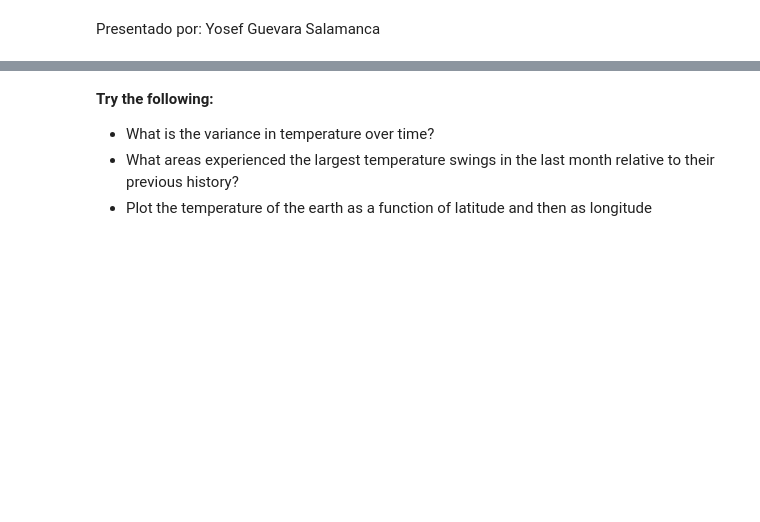
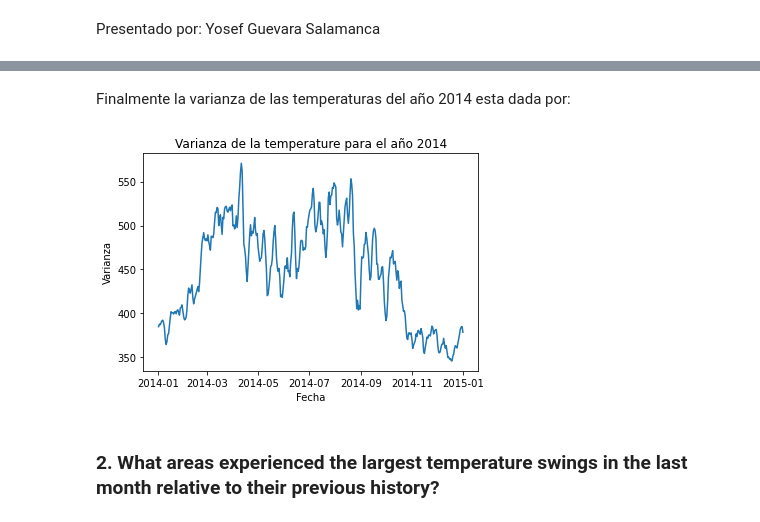
Before and after one commit to YosefGuevara012/Big_Data_UNAL, a Jupyter notebook: Homeworks/Dask/ECMWF.ipynb, the cells around one changed output, grey strips where cells are left out. Saved outputs shown, nothing was run; the diff lists cells and outputs as text; code cells hidden in the pictures; blank space fills up the shorter version.

Commit message:
Script de Europoean center temperatures terminado

```diff
--- a/Homeworks/Dask/ECMWF.ipynb
+++ b/Homeworks/Dask/ECMWF.ipynb
@@ -43,0 +63,5 @@ APIException: "ecmwf.API error 1: User 'anonymous' has not access to datasets/in
+# %%
+## Se genera un xarray que funcionara con Dask en paralelo
+## y creara chunks de 90 datos temporales
+
+ds_disk = xr.open_mfdataset("D:\Descargas\Temperaturas\A-2014-*.nc", parallel=True,chunks={"time": 90})
@@ -43,0 +112,6 @@ APIException: "ecmwf.API error 1: User 'anonymous' has not access to datasets/in
+# %%
+## Vector de varianzas de temperatura
+
+temperaturas = ds_disk.t2m.values - 273.15
+var_temperaturas = temperaturas.var(axis=(1,2))
+var_temperaturas[1:5]
@@ -43,0 +124,5 @@ APIException: "ecmwf.API error 1: User 'anonymous' has not access to datasets/in
+# %%
+## Se genera un vector de fechas comenzando en el 2014-01-02
+
+fechas = pd.date_range(start="2014-01-02", periods=365).tolist()
+fechas[1:5]
@@ -44,6 +138,12 @@ APIException: "ecmwf.API error 1: User 'anonymous' has not access to datasets/in
+# %% [markdown]
+Finalmente la varianza de las temperaturas del año 2014 esta dada por:
+# %%
+plt.plot(fechas, var_temperaturas)
+plt.xlabel('Fecha')
+plt.ylabel('Varianza')
+plt.title('Varianza de la temperature para el año 2014')
+plt.show()
+# %% [output]
+[figure, added]
 # %% [markdown]
-**Try the following:**
-
-*  What is the variance in temperature over time?
-*  What areas experienced the largest temperature swings in the last month relative to their previous history?
-*  Plot the temperature of the earth as a function of latitude and then as longitude
+### 2. What areas experienced the largest temperature swings in the last month relative to their previous history?
```
Also changed, not shown: parts of 26 cells of this notebook, 3 other files.
